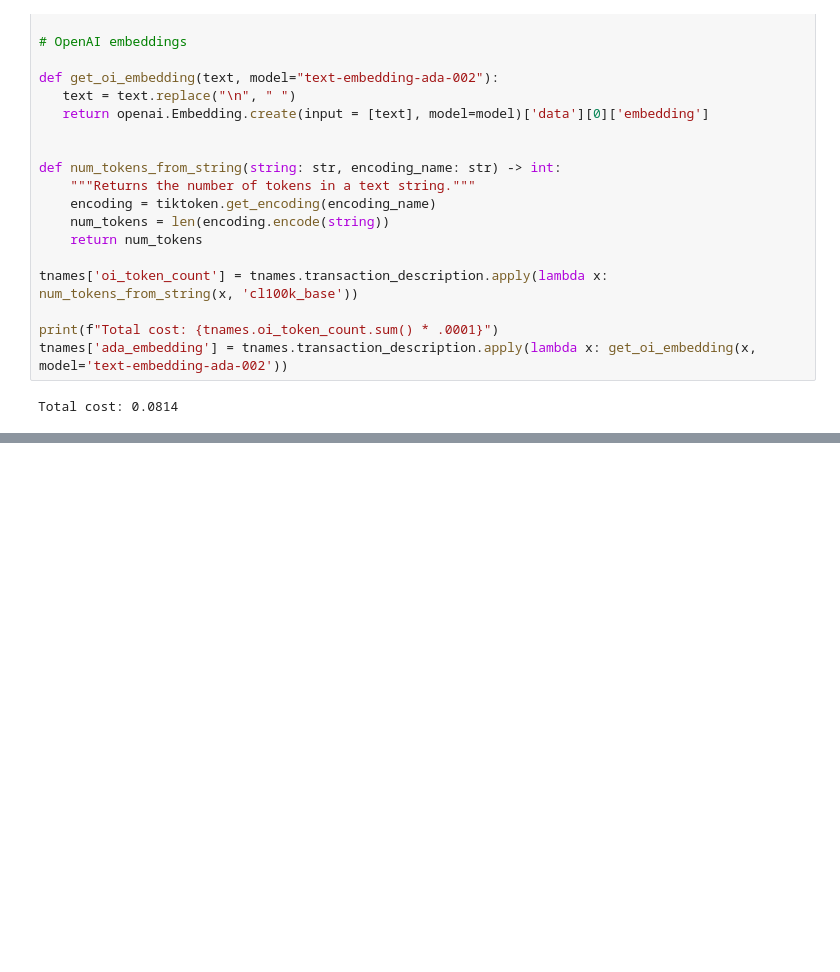
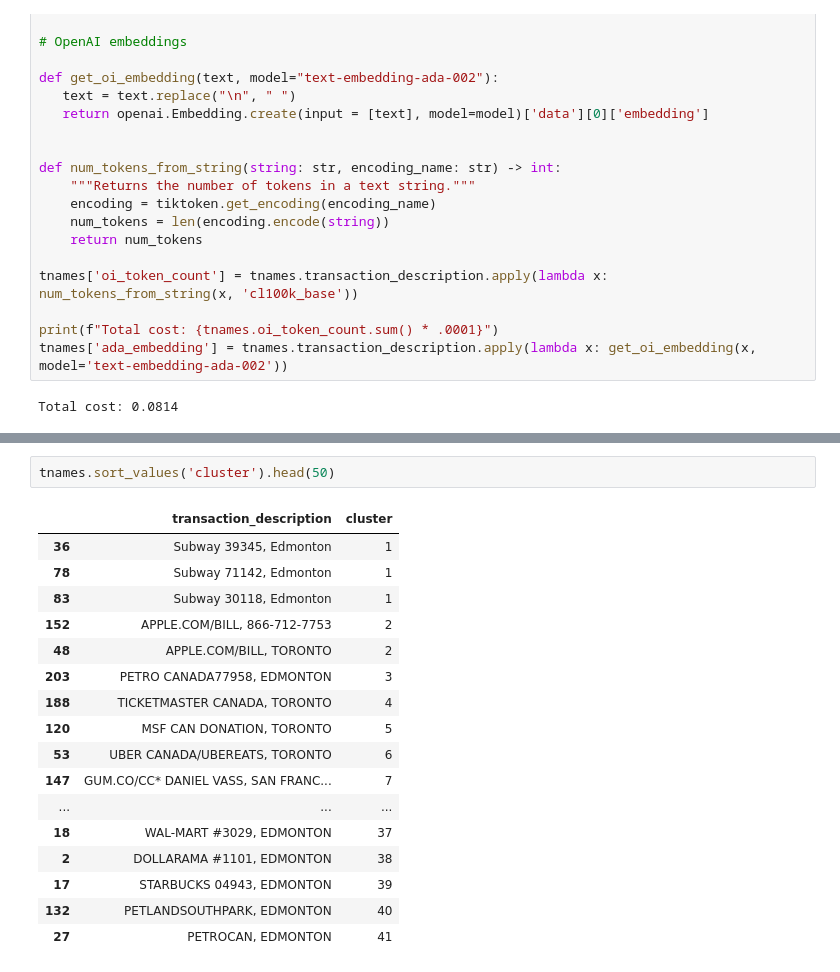
Before and after one commit to fmeiraf/LLM-budget-assistant, a Jupyter notebook: app/notebooks/transaction_parsing_tests.ipynb, the cells around one changed output, grey strips where cells are left out. Saved outputs shown, nothing was run; the diff lists cells and outputs as text; blank space fills up the shorter version.

```diff
--- a/app/notebooks/transaction_parsing_tests.ipynb
+++ b/app/notebooks/transaction_parsing_tests.ipynb
@@ -189,0 +268,20 @@ tnames.loc[:, ['transaction_description', 'similar_hf', 'similar_ada']].iloc[0:4
+# %%
+tnames.sort_values('cluster').head(50)
+# %% [output]
+|  | transaction_description | cluster |
+| 36 | Subway 39345, Edmonton | 1 |
+| 78 | Subway 71142, Edmonton | 1 |
+| 83 | Subway 30118, Edmonton | 1 |
+| 152 | APPLE.COM/BILL, 866-712-7753 | 2 |
+| 48 | APPLE.COM/BILL, TORONTO | 2 |
+| 203 | PETRO CANADA77958, EDMONTON | 3 |
+| 188 | TICKETMASTER CANADA, TORONTO | 4 |
+| 120 | MSF CAN DONATION, TORONTO | 5 |
+| 53 | UBER CANADA/UBEREATS, TORONTO | 6 |
+| 147 | GUM.CO/CC* DANIEL VASS, SAN FRANC... | 7 |
+| ... | ... | ... |
+| 18 | WAL-MART #3029, EDMONTON | 37 |
+| 2 | DOLLARAMA #1101, EDMONTON | 38 |
+| 17 | STARBUCKS 04943, EDMONTON | 39 |
+| 132 | PETLANDSOUTHPARK, EDMONTON | 40 |
+| 27 | PETROCAN, EDMONTON | 41 |
```
Also changed, not shown: parts of 11 cells of this notebook.
